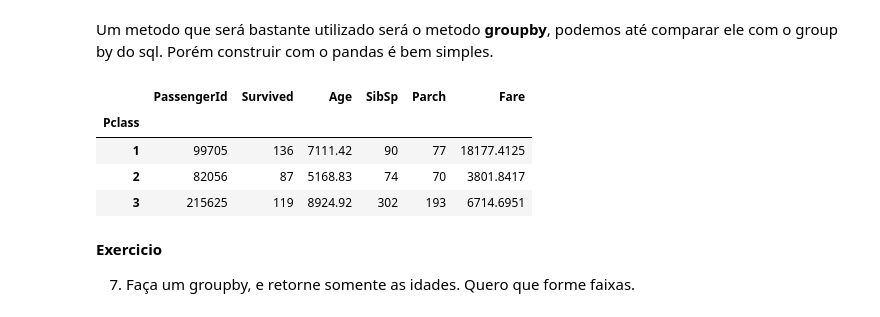
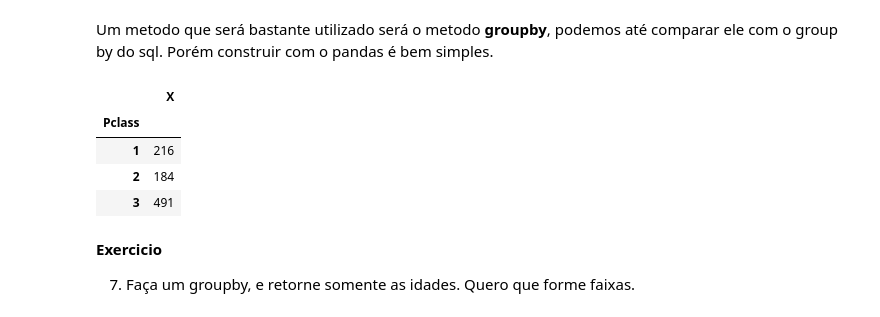
Before and after one commit to laisfernandes/Aulas-Thiago, a Jupyter notebook: python-ead/aula_estrutura_dados.ipynb, the cells around one changed output. Drawn from its saved outputs; the diff is of its cells as text; code cells hidden in the pictures.

```diff
--- a/python-ead/aula_estrutura_dados.ipynb
+++ b/python-ead/aula_estrutura_dados.ipynb
@@ -114,4 +167,4 @@ titanic_df.loc[5:6].head(4)
 4. Nesta etapa quero que vc crie um novo dataframe, uma variavel, ela só poderá ter pessoas do sexo masculino e que tenham mais que 35 anos de idade.
 # %%
 #renomear o nome das colunas.
-titanic_df.rename(columns={"Age": "idade"})
+titanic_df = titanic_df.rename(columns={"Age": "idade"})
@@ -186,3 +243,5 @@ round(titanic_df['Pclass'].value_counts(normalize=True),2)
 1    0.24
 2    0.21
 Name: Pclass, dtype: float64
+# %%
+titanic_df['X'] = 1
@@ -189,13 +264,13 @@ Name: Pclass, dtype: float64
 # %% [markdown]
 Um metodo que será bastante utilizado será o metodo <b>groupby</b>, podemos até comparar ele com o group by do sql. Porém construir com o pandas é bem simples.
 # %%
-titanic_df.groupby("Pclass").sum()
+titanic_df[['Pclass', 'X']].groupby("Pclass").sum()
 # %% [output]
-|  | PassengerId | Survived | Age | SibSp | Parch | Fare |
-| Pclass |  |  |  |  |  |  |
-| 1 | 99705 | 136 | 7111.42 | 90 | 77 | 18177.4125 |
-| 2 | 82056 | 87 | 5168.83 | 74 | 70 | 3801.8417 |
-| 3 | 215625 | 119 | 8924.92 | 302 | 193 | 6714.6951 |
+|  | X |
+| Pclass |  |
+| 1 | 216 |
+| 2 | 184 |
+| 3 | 491 |
 # %% [markdown]
 <b>Exercicio</b>
 
```
Also changed, not shown: parts of 15 cells of this notebook.
